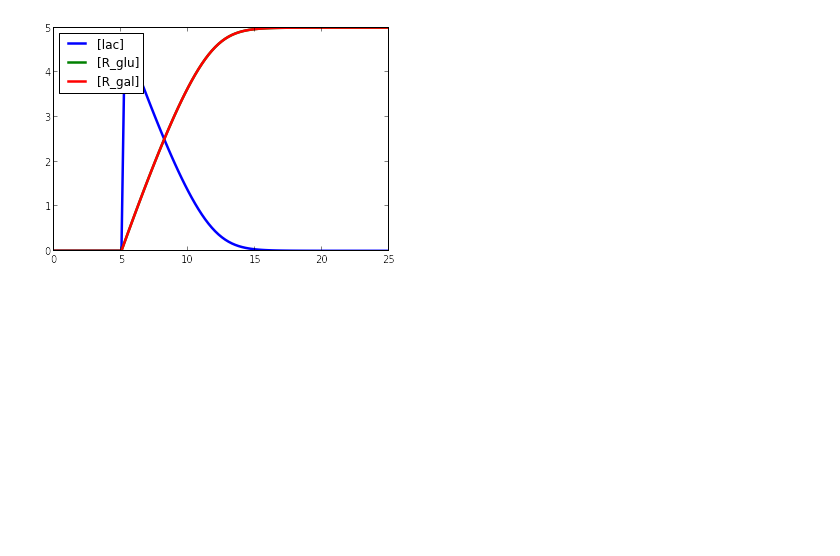
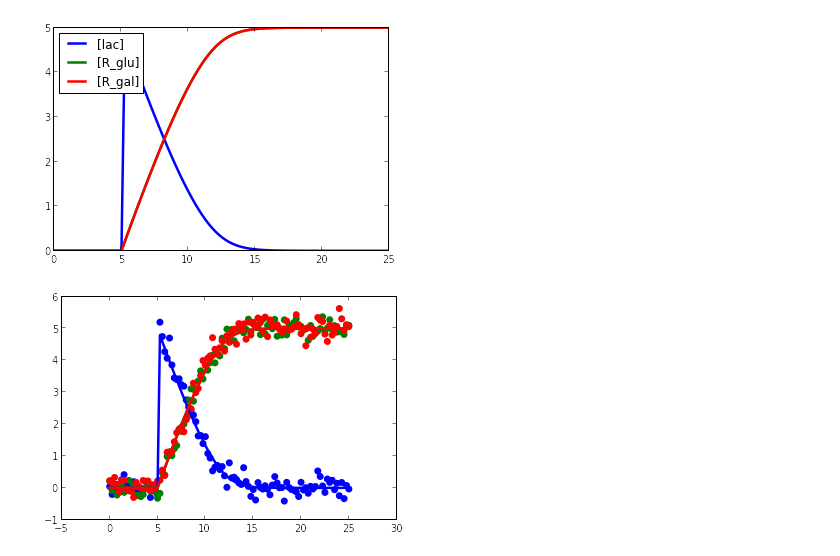
Before and after one commit to stanleygu/lacOperon, a Jupyter notebook: lactoseMetabolism.ipynb, the cells around one changed output. Drawn from its saved outputs; the diff is of its cells as text; code cells hidden in the pictures; blank space fills up the shorter version.

```diff
--- a/lactoseMetabolism.ipynb
+++ b/lactoseMetabolism.ipynb
@@ -31,3 +32,27 @@ result = rr.simulate(0, 25, 100)
 p = te.plotWithLegend(rr, result)
 # %% [output]
 [figure]
+# %%
+import numpy as np
+import matplotlib.pyplot as plt
+
+def makeNoise(results, mean=0, std=1):
+    import numpy as np
+    dim = results.shape
+    numSpecies = dim[1] - 1
+    numPoints = dim[0]
+    noise = np.hstack([np.array([np.random.normal(mean, std, numPoints)]).T for s in range(numSpecies)])
+    return noise
+
+noise = makeNoise(result, std=0.2)
+observed = np.hstack((np.array([result[:, 0]]).T, result[:, 1:] + noise))
+
+plts = plt.plot(result[:, 0], result[:, 1:], linewidth=2.5)
+for i, column in enumerate(observed[:, 1:].T):
+     plt.scatter(
+                 observed[:, 0],
+                 column,
+                 linewidth=2.5,
+                 color=plts[i].get_color())
+# %% [output]
+[figure, added]
```
Also changed, not shown: parts of 1 cell of this notebook.
